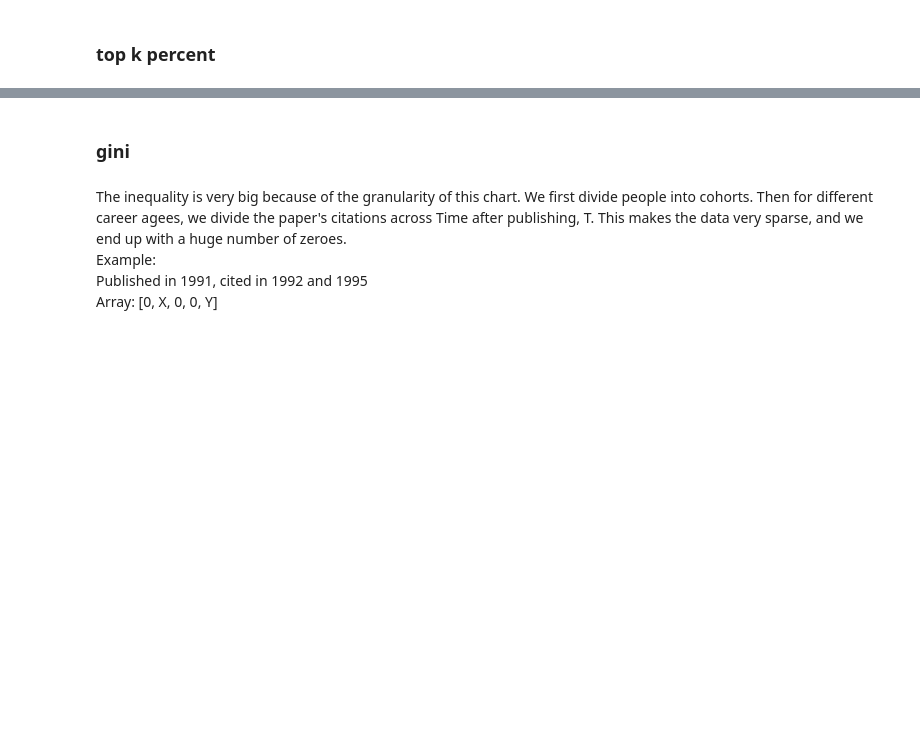
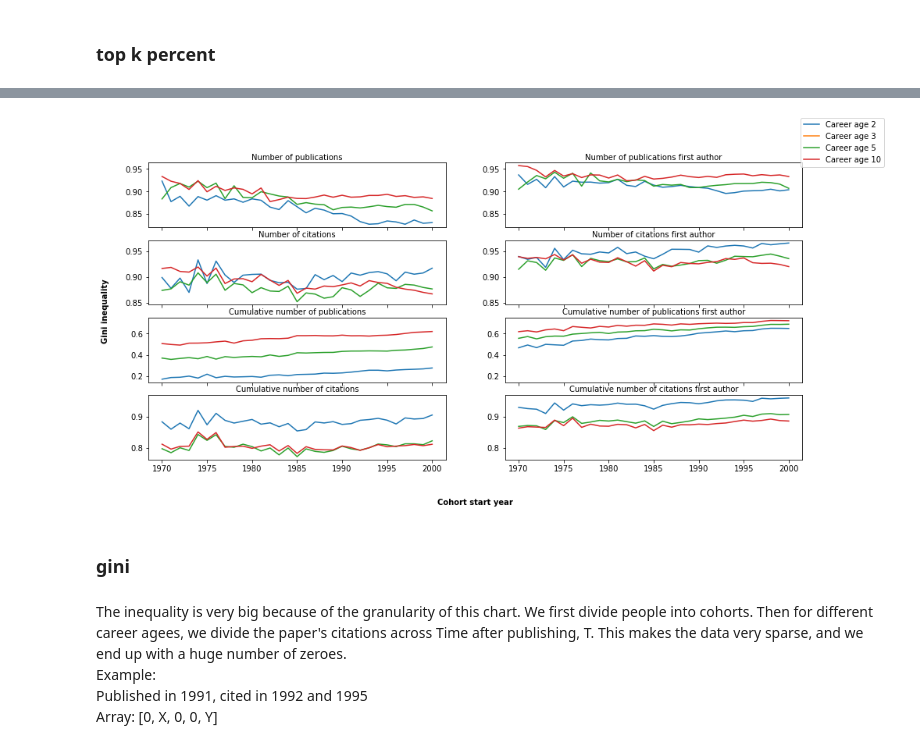
Before and after one commit to gesiscss/inequality, a Jupyter notebook: 7.Citation and Publication analysis.ipynb, the cells around one changed output, grey strips where cells are left out. Saved outputs shown, nothing was run; the diff lists cells and outputs as text; code cells hidden in the pictures; blank space fills up the shorter version.

```diff
--- a/7.Citation and Publication analysis.ipynb
+++ b/7.Citation and Publication analysis.ipynb
@@ -201,3 +295,61 @@ for start_year in data.start_year.unique()[-10::2]:
+# %%
+gini_cohorts_ca = citations_window[citations_window.career_age.isin([1,2,5,10])].groupby(['start_year', 'career_age']).agg({
+    'num_pub': gini,
+    'num_cit': gini,
+    'cum_num_pub': gini,
+    'cum_num_cit': gini}).reset_index()
+
+gini_cohorts_ca_first = citations_window_first[citations_window_first.career_age.isin([1,2,5,10])].groupby(['start_year', 'career_age']).agg({
+    'num_pub': gini,
+    'num_cit': gini,
+    'cum_num_pub': gini,
+    'cum_num_cit': gini}).reset_index()
+# gini_cohorts_ca.columns = [f'gini_{col}' for col in gini_cohorts_ca.columns]
+# %%
+def plot_gini_across_cohorts(gini_cohorts_ca, gini_cohorts_ca_first):
+    fig, axs = plt.subplots(4, 2, sharex='col', sharey='row', figsize=(15,7))
+    criteria = ['num_pub', 'num_cit', 'cum_num_pub', 'cum_num_cit']
+    criteria_ = ['Number of publications', 'Number of citations',
+                 'Cumulative number of publications', 'Cumulative number of citations']
+    criteria_dict = dict(zip(criteria, criteria_))
+    axes = axs.flat
+    #add outside frame ---
+    ax_outside = fig.add_subplot(111, frameon=False)
+    ax_outside.grid(False)
+    ax_outside.axes.get_xaxis().set_ticks([])
+    ax_outside.axes.get_yaxis().set_ticks([])
+    # -------------------
+    for i in range(4):
+        crit = criteria[i]
+        for ca in [2,3,5,10]:
+            plot_df = gini_cohorts_ca[gini_cohorts_ca.career_age == ca]
+            axes[2*i].plot(plot_df['start_year'], plot_df[crit], label=ca)
+            axes[2*i].set_xlabel(f'{criteria_dict[crit]}')
+
+            plot_df_first = gini_cohorts_ca_first[gini_cohorts_ca_first.career_age == ca]
+            axes[2*i+1].plot(plot_df_first['start_year'], plot_df_first[crit], label=f'Career age {ca}')
+            axes[2*i+1].set_xlabel(f'{criteria_dict[crit]} first author')
+    for ax in axes:
+        ax.xaxis.set_label_position('top')
+        ax.yaxis.set_tick_params(labelleft=True)
+    handles, labels = ax.get_legend_handles_labels()
+    fig.legend(handles, labels)
+    ax_outside.set_xlabel('Cohort start year', labelpad=50, fontweight='bold')
+    ax_outside.set_ylabel(f'Gini inequality', labelpad=50, fontweight='bold')
+    #test github code for white space ====
+#     gca().set_axis_off()
+#     subplots_adjust(top = 1, bottom = 0, right = 1, left = 0,
+#                 hspace = 0, wspace = 0)
+#     margins(0,0)
+#     gca().xaxis.set_major_locator(NullLocator())
+#     gca().yaxis.set_major_locator(NullLocator())
+    fig.savefig(f'./fig-7-notebook/gini_across_cohorts.pdf', bbox_inches = 'tight',pad_inches = 0)
+    #github code end ==============
+
+    plt.show()
+plot_gini_across_cohorts(gini_cohorts_ca, gini_cohorts_ca_first)
+# %% [output]
+[figure, added]
 # %% [markdown]
 ### gini
 # %%
```
Also changed, not shown: parts of 58 cells of this notebook, 8 other files.
